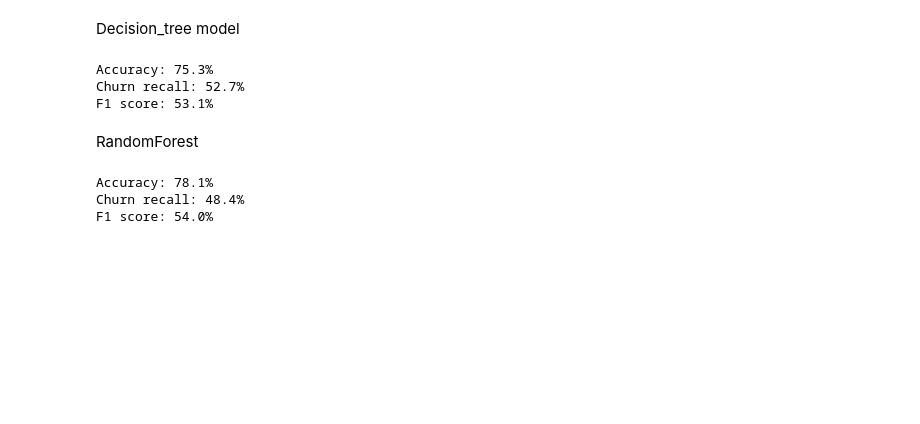
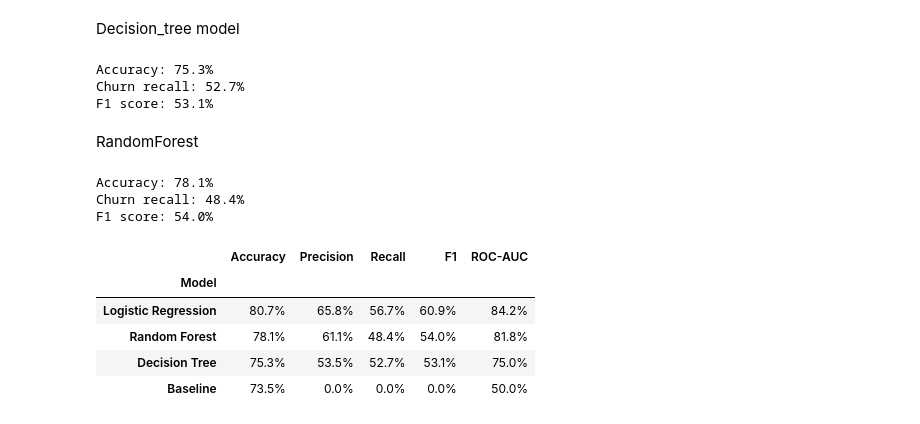
Before and after one commit to mahmoudkhier35-star/AI_graduationProject, a Jupyter notebook: notebooks/modeling.ipynb, the cells around one changed output. Cells and saved outputs as stored; diff of their text form; code cells hidden in the pictures; blank space fills up the shorter version.

```diff
--- a/notebooks/modeling.ipynb
+++ b/notebooks/modeling.ipynb
@@ -143,3 +150,36 @@ print(f"F1 score: {f1_score(y_test, forest_pred):.1%}")
 Accuracy: 78.1%
 Churn recall: 48.4%
 F1 score: 54.0%
+# %%
+models = {
+    "Baseline": baseline,
+    "Logistic Regression": logistic_model,
+    "Decision Tree": tree_model,
+    "Random Forest": forest_model
+}
+
+results = []
+
+for name, model in models.items():
+    prediction = model.predict(X_test_encoded)
+    churn_probability = model.predict_proba(X_test_encoded)[:, 1]
+
+    results.append({
+        "Model": name,
+        "Accuracy": accuracy_score(y_test, prediction),
+        "Precision": precision_score(y_test, prediction, zero_division=0),
+        "Recall": recall_score(y_test, prediction),
+        "F1": f1_score(y_test, prediction),
+        "ROC-AUC": roc_auc_score(y_test, churn_probability)
+    })
+
+comparison = pd.DataFrame(results).set_index("Model")
+comparison = comparison.sort_values("F1", ascending=False)
+display(comparison.style.format("{:.1%}"))
+# %% [output]
+|  | Accuracy | Precision | Recall | F1 | ROC-AUC |
+| Model |  |  |  |  |  |
+| Logistic Regression | 80.7% | 65.8% | 56.7% | 60.9% | 84.2% |
+| Random Forest | 78.1% | 61.1% | 48.4% | 54.0% | 81.8% |
+| Decision Tree | 75.3% | 53.5% | 52.7% | 53.1% | 75.0% |
+| Baseline | 73.5% | 0.0% | 0.0% | 0.0% | 50.0% |
```
Also changed, not shown: parts of 10 cells of this notebook, 3 other files.
